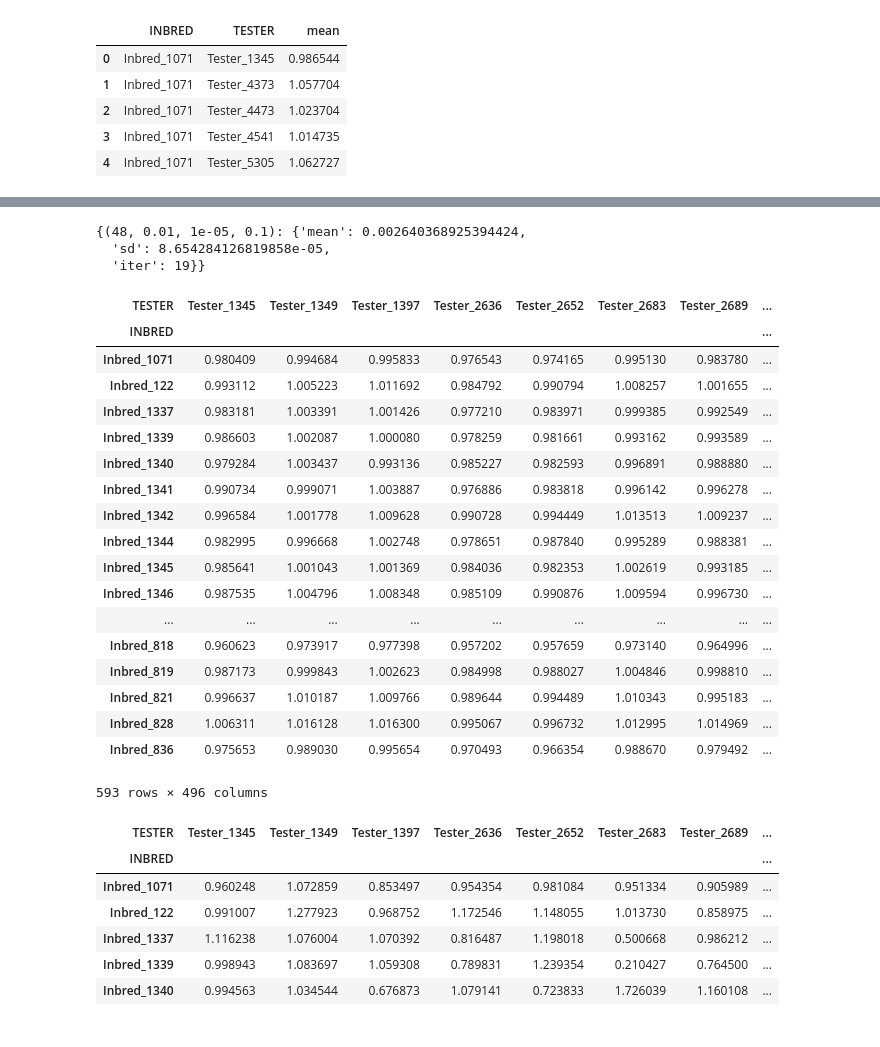
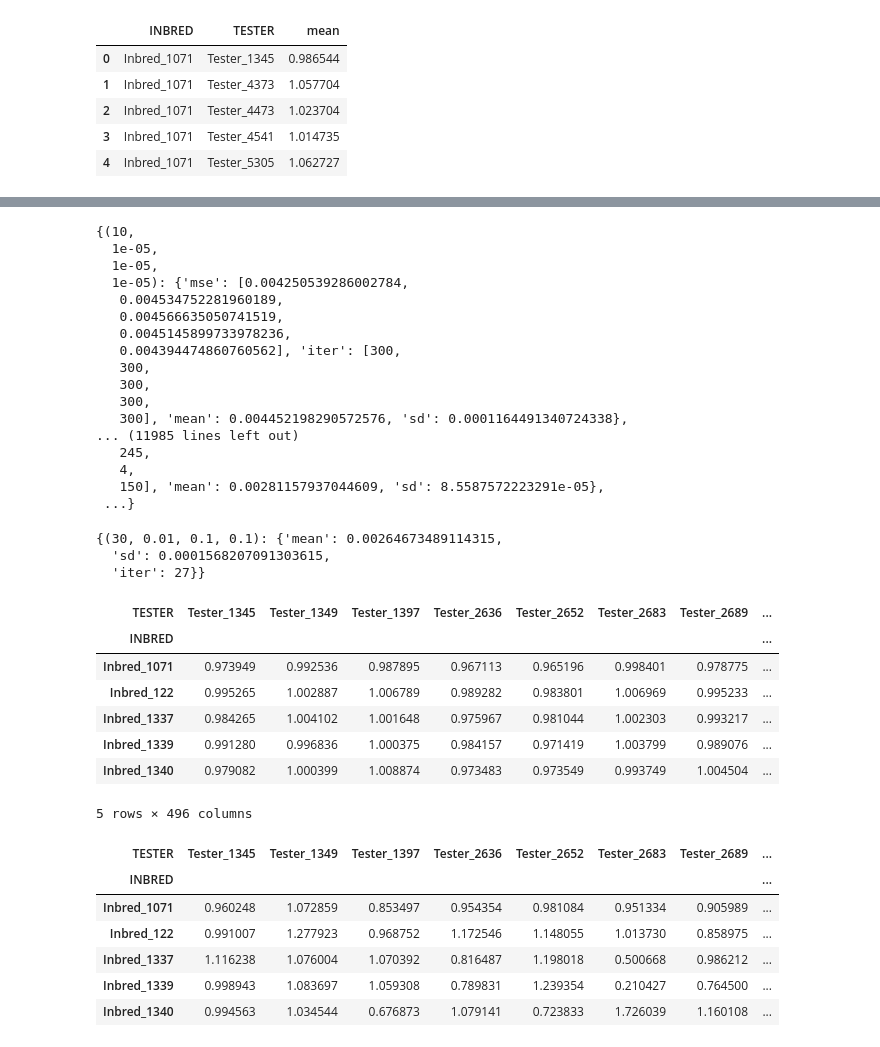
Before and after one commit to MartinBagaram/RecommendationSystem_MF-, a Jupyter notebook: notebooks/syngenta_data_exploration.ipynb, the cells around one changed output, grey strips where cells are left out. Drawn from its saved outputs; the diff is of its cells as text; code cells hidden in the pictures.

```diff
--- a/notebooks/syngenta_data_exploration.ipynb
+++ b/notebooks/syngenta_data_exploration.ipynb
@@ -31,9 +31,10 @@ grp_df.head()
 | 4 | Inbred_1071 | Tester_5305 | 1.062727 |
 # %%
 train_df = grp_df.pivot(index='INBRED', columns='TESTER', values='mean')
+train_df.fillna(0.0, inplace=True)
 # %%
 test_, train_ = test_train_split(train_df=train_df, seed=6)
 # %%
-model = MatrixFactorization(train_)
+model = MatrixFactorization(train_df)
 # %%
 
@@ -63,36 +77,45 @@ KeyError: 'mean'
+# %%
+model.best_param
+# %% [output]
+{(10,
+  1e-05,
+  1e-05,
+  1e-05): {'mse': [0.004250539286002784,
+   0.004534752281960189,
+   0.004566635050741519,
+   0.0045145899733978236,
+   0.004394474860760562], 'iter': [300,
+   300,
+   300,
+   300,
+   300], 'mean': 0.004452198290572576, 'sd': 0.0001164491340724338},
+... (11985 lines left out)
+   245,
+   4,
+   150], 'mean': 0.00281157937044609, 'sd': 8.5587572223291e-05},
+ ...}
 # %%
 # np.mean(model.best_param[(76, 0.01, 0.01, 0.1)]['mse'])
 # %%
 model.global_best
 # %% [output]
-{(48, 0.01, 1e-05, 0.1): {'mean': 0.002640368925394424,
-  'sd': 8.654284126819858e-05,
-  'iter': 19}}
+{(30, 0.01, 0.1, 0.1): {'mean': 0.00264673489114315,
+  'sd': 0.0001568207091303615,
+  'iter': 27}}
 # %%
 def correction(y):
     return (y - 0.23596519750208478) / 0.7634398
 # %%
-pred
+pred.head()
 # %% [output]
 | TESTER | Tester_1345 | Tester_1349 | Tester_1397 | Tester_2636 | Tester_2652 | Tester_2683 | Tester_2689 | ... |
 | INBRED |  |  |  |  |  |  |  | ... |
-| Inbred_1071 | 0.980409 | 0.994684 | 0.995833 | 0.976543 | 0.974165 | 0.995130 | 0.983780 | ... |
-| Inbred_122 | 0.993112 | 1.005223 | 1.011692 | 0.984792 | 0.990794 | 1.008257 | 1.001655 | ... |
-| Inbred_1337 | 0.983181 | 1.003391 | 1.001426 | 0.977210 | 0.983971 | 0.999385 | 0.992549 | ... |
-| Inbred_1339 | 0.986603 | 1.002087 | 1.000080 | 0.978259 | 0.981661 | 0.993162 | 0.993589 | ... |
-| Inbred_1340 | 0.979284 | 1.003437 | 0.993136 | 0.985227 | 0.982593 | 0.996891 | 0.988880 | ... |
-| Inbred_1341 | 0.990734 | 0.999071 | 1.003887 | 0.976886 | 0.983818 | 0.996142 | 0.996278 | ... |
-| Inbred_1342 | 0.996584 | 1.001778 | 1.009628 | 0.990728 | 0.994449 | 1.013513 | 1.009237 | ... |
-| Inbred_1344 | 0.982995 | 0.996668 | 1.002748 | 0.978651 | 0.987840 | 0.995289 | 0.988381 | ... |
-| Inbred_1345 | 0.985641 | 1.001043 | 1.001369 | 0.984036 | 0.982353 | 1.002619 | 0.993185 | ... |
-| Inbred_1346 | 0.987535 | 1.004796 | 1.008348 | 0.985109 | 0.990876 | 1.009594 | 0.996730 | ... |
-| ... | ... | ... | ... | ... | ... | ... | ... | ... |
-| Inbred_818 | 0.960623 | 0.973917 | 0.977398 | 0.957202 | 0.957659 | 0.973140 | 0.964996 | ... |
-| Inbred_819 | 0.987173 | 0.999843 | 1.002623 | 0.984998 | 0.988027 | 1.004846 | 0.998810 | ... |
-| Inbred_821 | 0.996637 | 1.010187 | 1.009766 | 0.989644 | 0.994489 | 1.010343 | 0.995183 | ... |
-| Inbred_828 | 1.006311 | 1.016128 | 1.016300 | 0.995067 | 0.996732 | 1.012995 | 1.014969 | ... |
-| Inbred_836 | 0.975653 | 0.989030 | 0.995654 | 0.970493 | 0.966354 | 0.988670 | 0.979492 | ... |
+| Inbred_1071 | 0.973949 | 0.992536 | 0.987895 | 0.967113 | 0.965196 | 0.998401 | 0.978775 | ... |
+| Inbred_122 | 0.995265 | 1.002887 | 1.006789 | 0.989282 | 0.983801 | 1.006969 | 0.995233 | ... |
+| Inbred_1337 | 0.984265 | 1.004102 | 1.001648 | 0.975967 | 0.981044 | 1.002303 | 0.993217 | ... |
+| Inbred_1339 | 0.991280 | 0.996836 | 1.000375 | 0.984157 | 0.971419 | 1.003799 | 0.989076 | ... |
+| Inbred_1340 | 0.979082 | 1.000399 | 1.008874 | 0.973483 | 0.973549 | 0.993749 | 1.004504 | ... |
-593 rows × 496 columns
+5 rows × 496 columns
 # %%
 pred.apply(correction).head()
 # %% [output]
```
Also changed, not shown: parts of 6 cells of this notebook, 1 other file.
